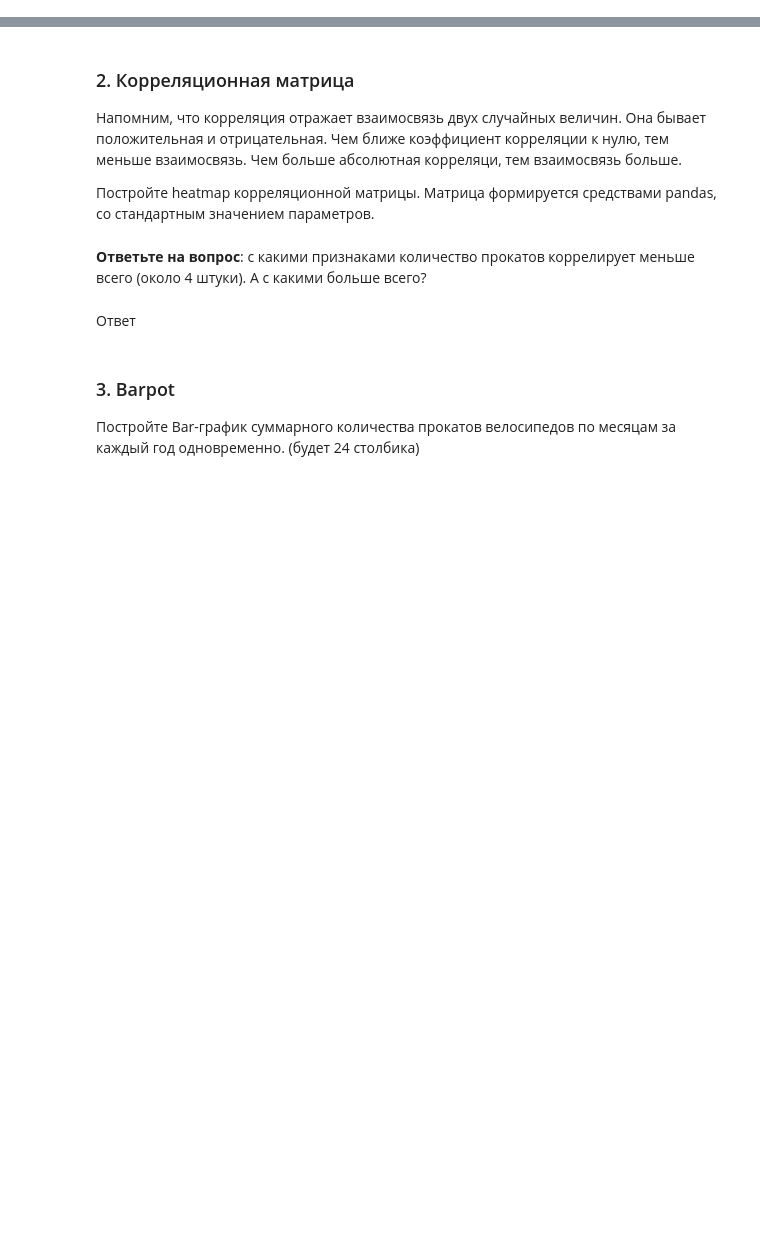
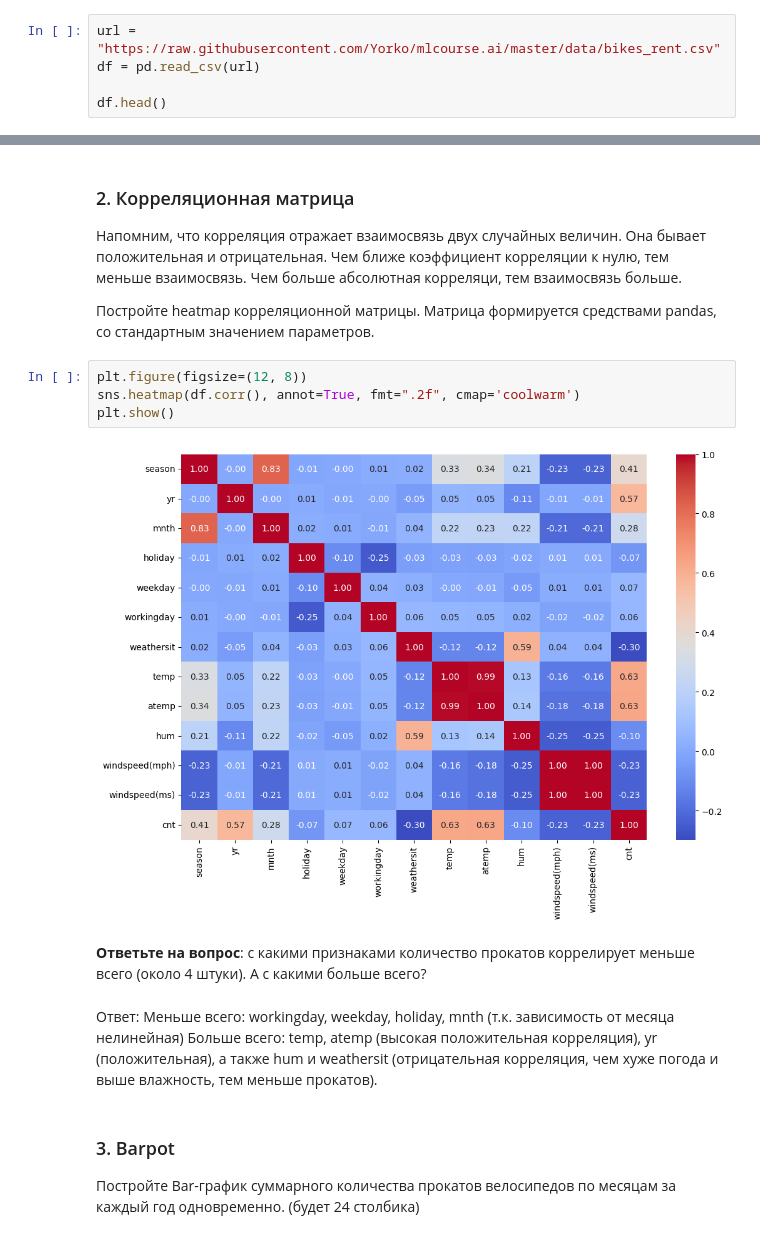
Before and after one commit to re-side/ml_basic, a Jupyter notebook: Практическая_работа_№3_Библиотека_Pandas.ipynb, the cells around one changed output, grey strips where cells are left out. Saved outputs shown, nothing was run; the diff lists cells and outputs as text; blank space fills up the shorter version.

```diff
--- a/Практическая_работа_№3_Библиотека_Pandas.ipynb
+++ b/Практическая_работа_№3_Библиотека_Pandas.ipynb
@@ -394,0 +384,5 @@ df.head()
+# %%
+url = "https://raw.githubusercontent.com/Yorko/mlcourse.ai/master/data/bikes_rent.csv"
+df = pd.read_csv(url)
+
+df.head()
@@ -440,10 +443,17 @@ _(чем больше значение, тем больше прокатов и
 Напомним, что корреляция отражает взаимосвязь двух случайных величин. Она бывает положительная и отрицательная. Чем ближе коэффициент корреляции к нулю, тем меньше взаимосвязь. Чем больше абсолютная корреляци, тем взаимосвязь больше.
 
 Постройте heatmap корреляционной матрицы. Матрица формируется средствами pandas, со стандартным значением параметров.
+# %%
+plt.figure(figsize=(12, 8))
+sns.heatmap(df.corr(), annot=True, fmt=".2f", cmap='coolwarm')
+plt.show()
+# %% [output]
+[figure, added]
 # %% [markdown]
 **Ответьте на вопрос**: с какими признаками количество прокатов коррелирует меньше всего (около 4 штуки). А с какими больше всего?
-# %% [markdown]
-Ответ
+# %% [markdown]
+Ответ: Меньше всего: workingday, weekday, holiday, mnth (т.к. зависимость от месяца нелинейная)
+Больше всего: temp, atemp (высокая положительная корреляция), yr (положительная), а также hum и weathersit (отрицательная корреляция, чем хуже погода и выше влажность, тем меньше прокатов).
 # %% [markdown]
 ### 3. Barpot
 
```
Also changed, not shown: parts of 25 cells of this notebook.
